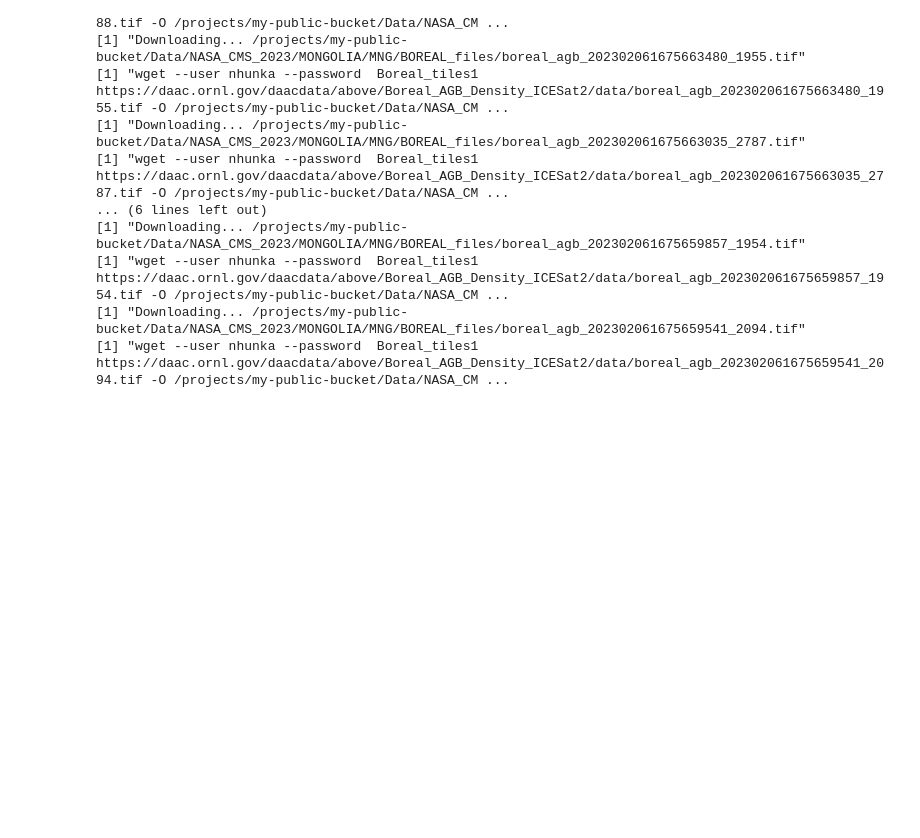
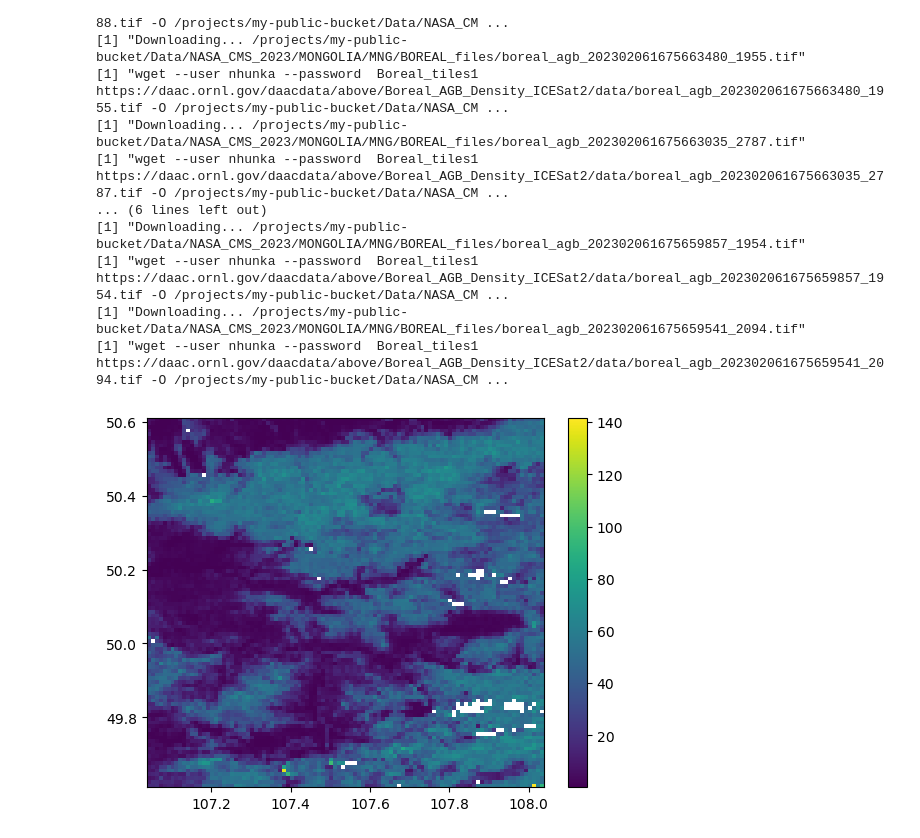
Before and after one commit to CEOSBiomassHarmonization/NASA_CMS, a Jupyter notebook: NASA_CMS_2023/Mongolia/Download_BOREAL.ipynb, the cells around one changed output. Saved outputs shown, nothing was run; the diff lists cells and outputs as text; code cells hidden in the pictures; blank space fills up the shorter version.

Commit message:
mongolia

```diff
--- a/NASA_CMS_2023/Mongolia/Download_BOREAL.ipynb
+++ b/NASA_CMS_2023/Mongolia/Download_BOREAL.ipynb
@@ -46,0 +94,27 @@ for (i in 1:length(PATHS)){
+# %%
+import numpy as np
+import matplotlib.pyplot as plt
+import pandas as pd
+import scipy
+
+L2A = pd.read_csv("/projects/my-public-bucket/Data/NASA_CMS_2023/MONGOLIA/GRID/fid_1_MON_L2A.csv")
+x = L2A["lon_lowestmode.x"]
+y = L2A["lat_lowestmode.x"]
+z = L2A.rh98
+n = 100 # n x n is the size of the output raster
+
+zi, yi, xi = np.histogram2d(y, x, bins=(n,n), weights=z)
+counts, _, _ = np.histogram2d(y, x, bins=(n,n))
+
+zi = zi / counts
+zi = np.ma.masked_invalid(zi)
+
+fig, ax = plt.subplots()
+ax.pcolormesh(xi, yi, zi) ## edgecolors='black'
+scat = ax.scatter(x, y, c=z, s=0)
+fig.colorbar(scat)
+ax.margins(0.05)
+
+plt.show()
+# %% [output]
+[figure, added]
```
Also changed, not shown: parts of 2 cells of this notebook.
